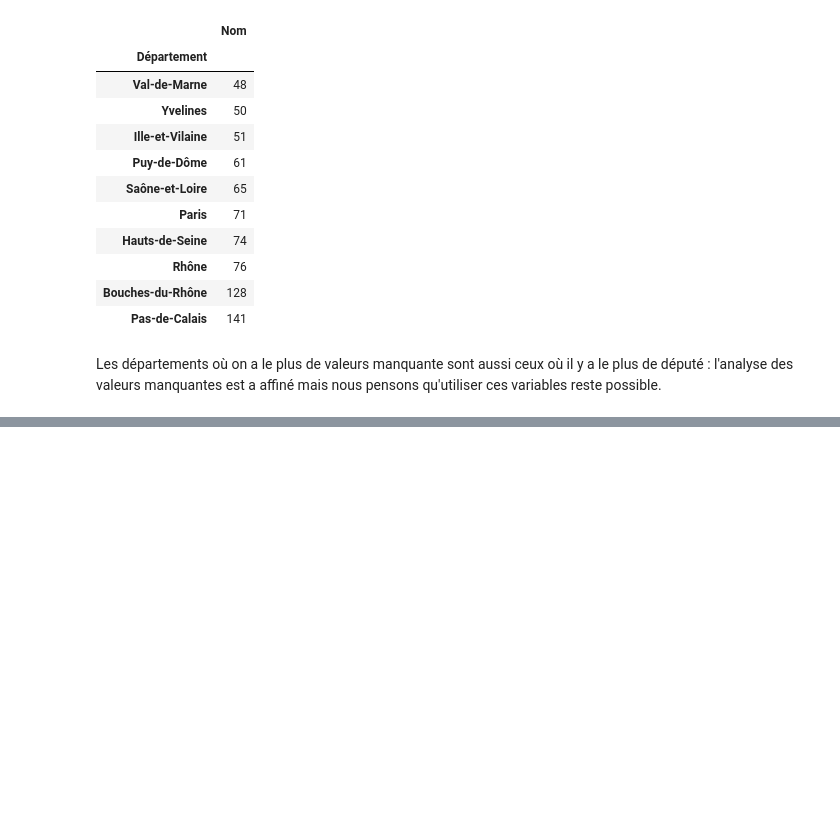
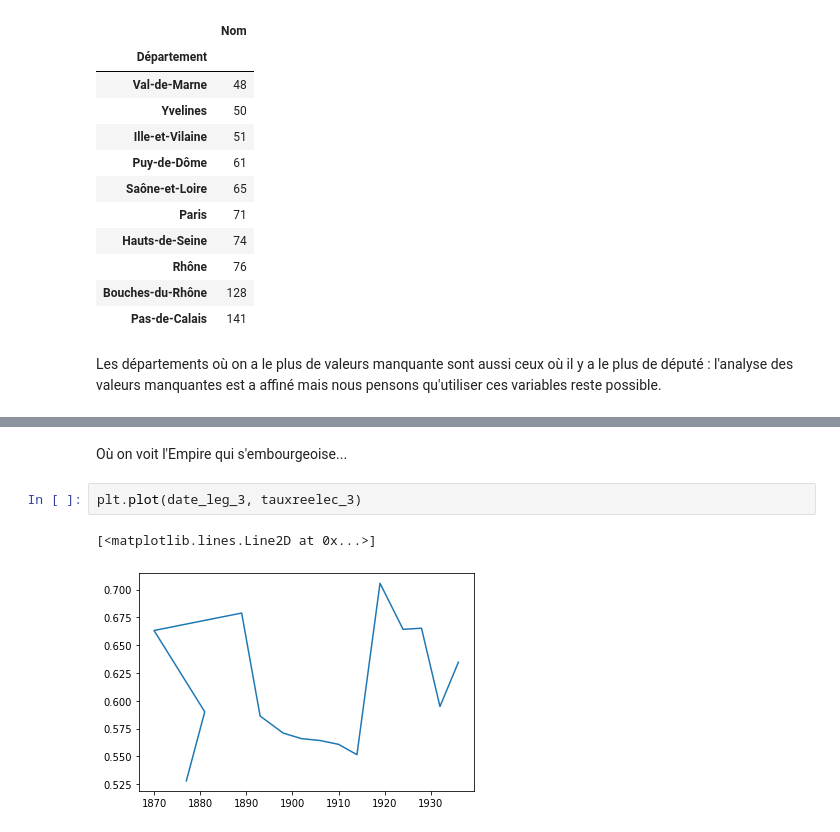
Before and after one commit to dusylvain/Projet-Python-deputes, a Jupyter notebook: statistiques_descriptives_depute.ipynb, the cells around one changed output, grey strips where cells are left out. Cells and saved outputs as stored; diff of their text form; blank space fills up the shorter version.

```diff
--- a/statistiques_descriptives_depute (1).ipynb
+++ b/statistiques_descriptives_depute.ipynb
@@ -518,0 +522,7 @@ Les députés se renouvellent moins dans les législatures tardives que dans les
+# %% [markdown]
+Où on voit l'Empire qui s'embourgeoise...
+# %%
+plt.plot(date_leg_3, tauxreelec_3)
+# %% [output]
+[<matplotlib.lines.Line2D at 0x...>]
+[figure, added]
```
Also changed, not shown: parts of 17 cells of this notebook.
